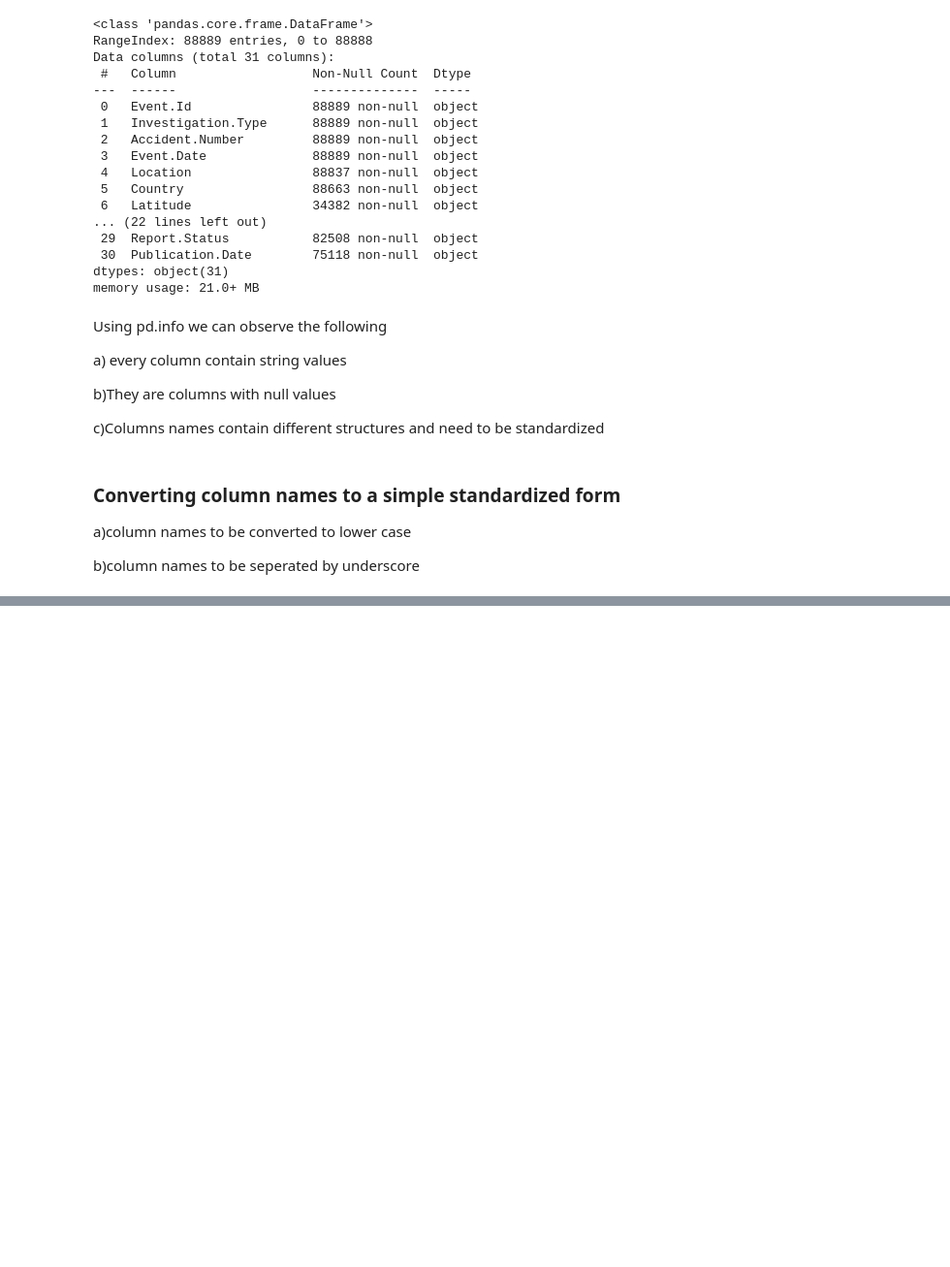
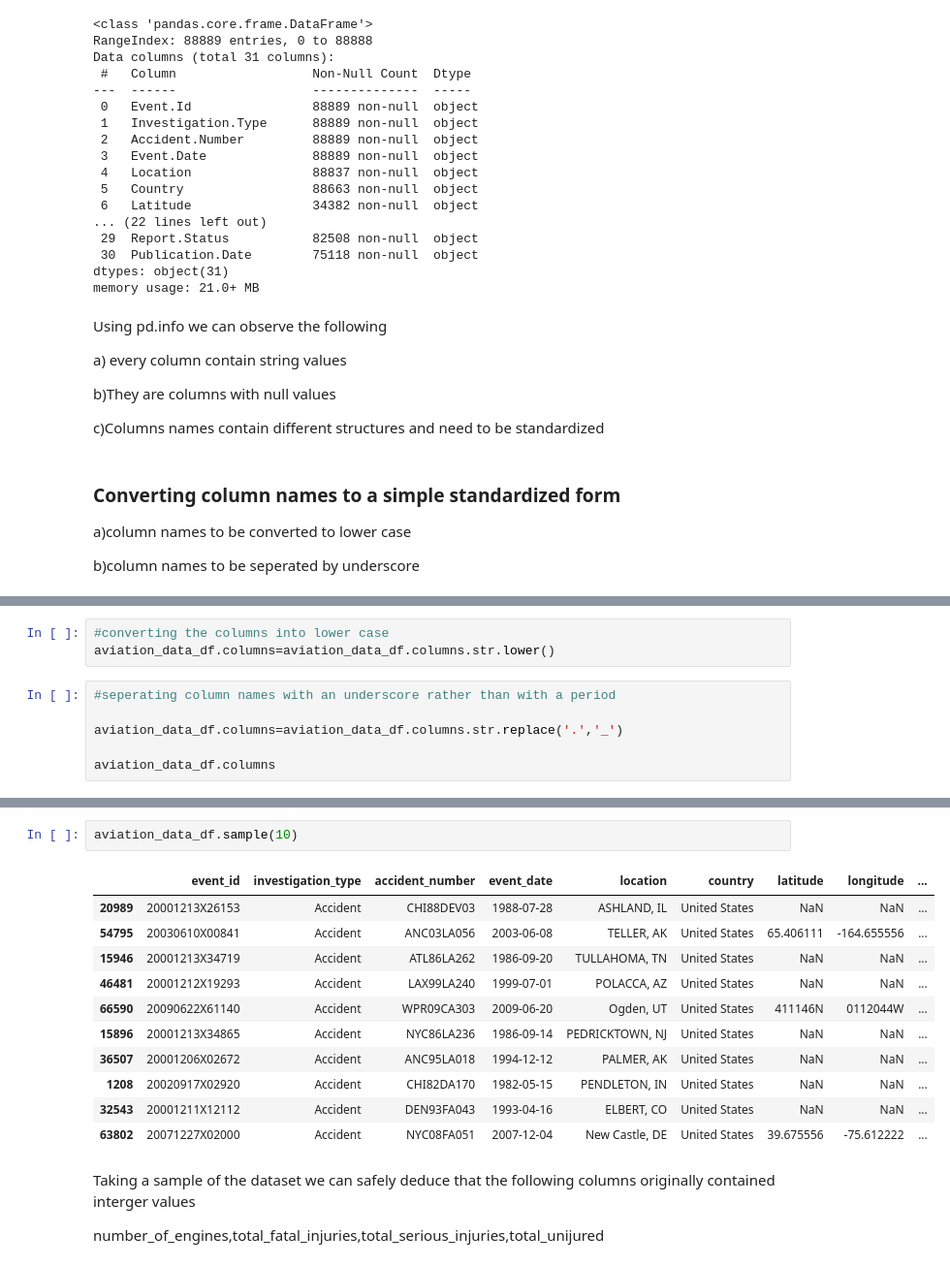
Before and after one commit to stephenmungai/phase1_project, a Jupyter notebook: index.ipynb, the cells around one changed output, grey strips where cells are left out. Shown at 97% size. Cells and saved outputs as stored; diff of their text form; blank space fills up the shorter version.

Commit message:
Further data understanding

```diff
--- a/index.ipynb
+++ b/index.ipynb
@@ -183,0 +180,9 @@ aviation_data_df.columns.str.lower
+# %%
+#converting the columns into lower case
+aviation_data_df.columns=aviation_data_df.columns.str.lower()
+# %%
+#seperating column names with an underscore rather than with a period
+
+aviation_data_df.columns=aviation_data_df.columns.str.replace('.','_')
+
+aviation_data_df.columns
@@ -183,0 +213,18 @@ aviation_data_df.columns.str.lower
+# %%
+aviation_data_df.sample(10)
+# %% [output]
+|  | event_id | investigation_type | accident_number | event_date | location | country | latitude | longitude | ... |
+| 20989 | 20001213X26153 | Accident | CHI88DEV03 | 1988-07-28 | ASHLAND, IL | United States | NaN | NaN | ... |
+| 54795 | 20030610X00841 | Accident | ANC03LA056 | 2003-06-08 | TELLER, AK | United States | 65.406111 | -164.655556 | ... |
+| 15946 | 20001213X34719 | Accident | ATL86LA262 | 1986-09-20 | TULLAHOMA, TN | United States | NaN | NaN | ... |
+| 46481 | 20001212X19293 | Accident | LAX99LA240 | 1999-07-01 | POLACCA, AZ | United States | NaN | NaN | ... |
+| 66590 | 20090622X61140 | Accident | WPR09CA303 | 2009-06-20 | Ogden, UT | United States | 411146N | 0112044W | ... |
+| 15896 | 20001213X34865 | Accident | NYC86LA236 | 1986-09-14 | PEDRICKTOWN, NJ | United States | NaN | NaN | ... |
+| 36507 | 20001206X02672 | Accident | ANC95LA018 | 1994-12-12 | PALMER, AK | United States | NaN | NaN | ... |
+| 1208 | 20020917X02920 | Accident | CHI82DA170 | 1982-05-15 | PENDLETON, IN | United States | NaN | NaN | ... |
+| 32543 | 20001211X12112 | Accident | DEN93FA043 | 1993-04-16 | ELBERT, CO | United States | NaN | NaN | ... |
+| 63802 | 20071227X02000 | Accident | NYC08FA051 | 2007-12-04 | New Castle, DE | United States | 39.675556 | -75.612222 | ... |
+# %% [markdown]
+Taking a sample of the dataset we can safely deduce that the following columns originally contained interger values
+
+number_of_engines,total_fatal_injuries,total_serious_injuries,total_unijured
```
Also changed, not shown: parts of 5 cells of this notebook.
